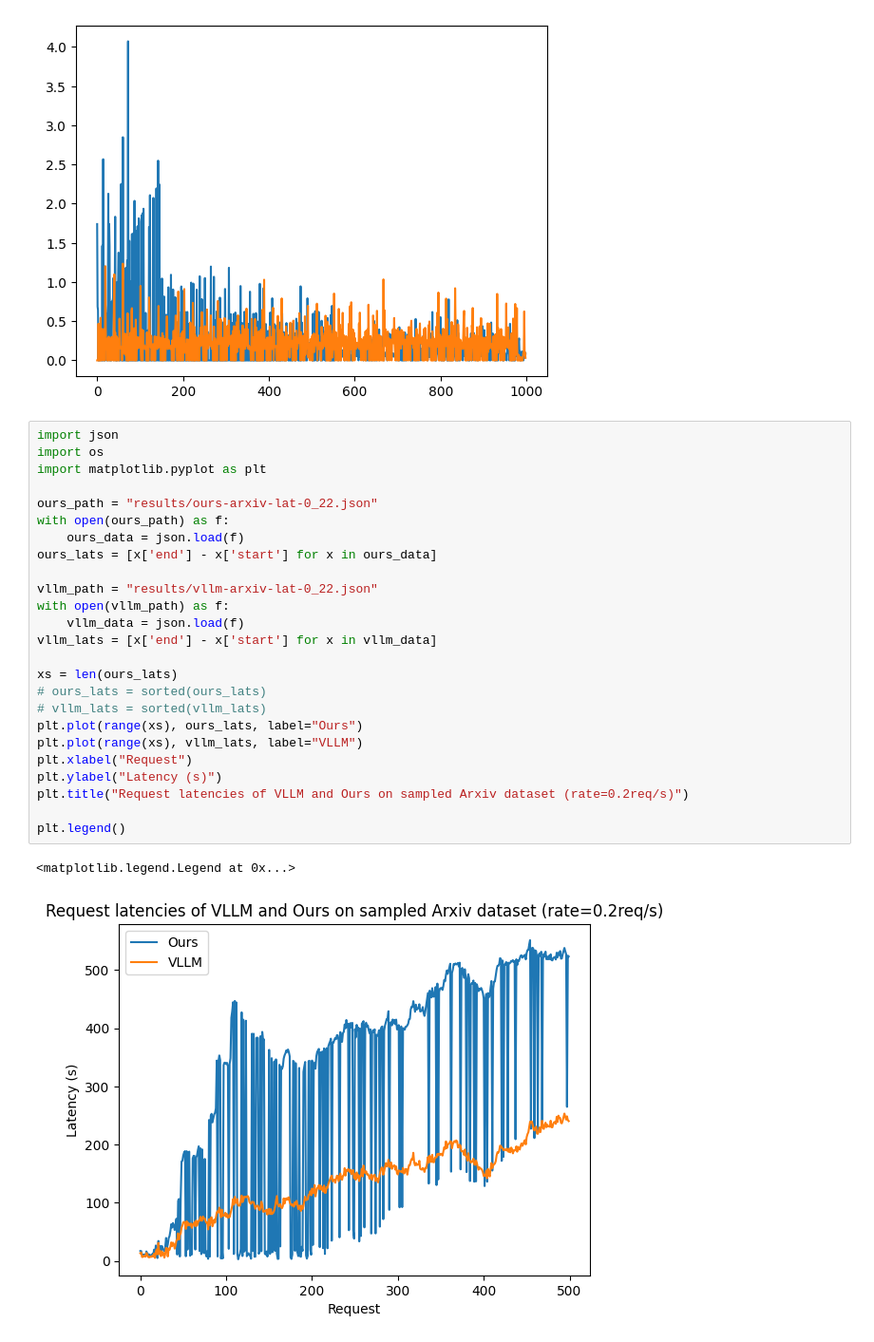
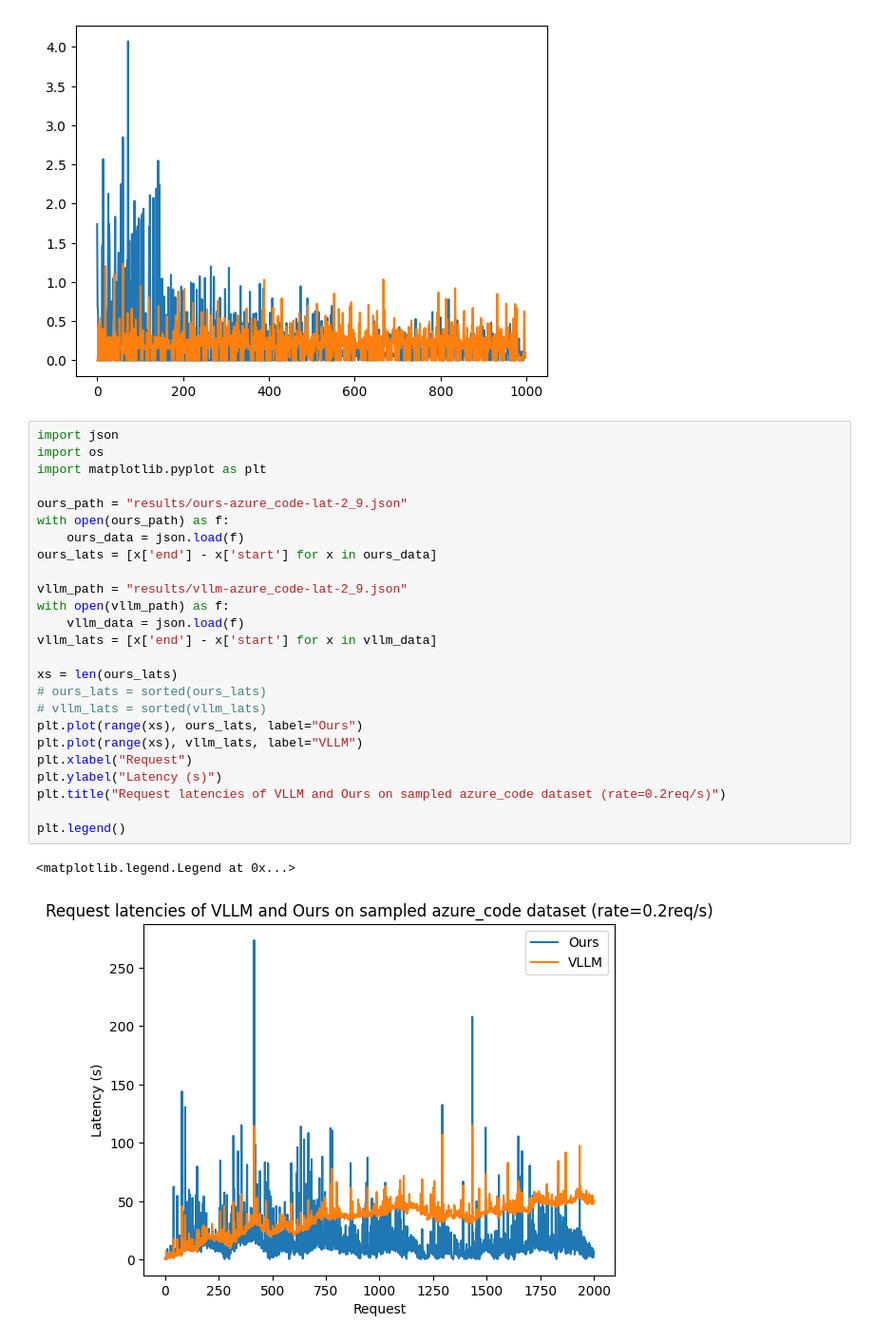
Before and after one commit to SwiftSeal03/swiftLLM, a Jupyter notebook: evaluation/illust.ipynb, the cells around one changed output. Shown: that part at 95% size. Saved outputs shown, nothing was run; the diff lists cells and outputs as text.

Commit message:
feat: rate-latency diagram

```diff
--- a/evaluation/illust.ipynb
+++ b/evaluation/illust.ipynb
@@ -28,28 +28,28 @@ print(sum(vllm_lats) / xs)
 # %%
 import json
 import os
 import matplotlib.pyplot as plt
 
-ours_path = "results/ours-arxiv-lat-0_22.json"
+ours_path = "results/ours-azure_code-lat-2_9.json"
 with open(ours_path) as f:
     ours_data = json.load(f)
 ours_lats = [x['end'] - x['start'] for x in ours_data]
 
-vllm_path = "results/vllm-arxiv-lat-0_22.json"
+vllm_path = "results/vllm-azure_code-lat-2_9.json"
 with open(vllm_path) as f:
     vllm_data = json.load(f)
 vllm_lats = [x['end'] - x['start'] for x in vllm_data]
 
 xs = len(ours_lats)
 # ours_lats = sorted(ours_lats)
 # vllm_lats = sorted(vllm_lats)
 plt.plot(range(xs), ours_lats, label="Ours")
 plt.plot(range(xs), vllm_lats, label="VLLM")
 plt.xlabel("Request")
 plt.ylabel("Latency (s)")
-plt.title("Request latencies of VLLM and Ours on sampled Arxiv dataset (rate=0.2req/s)")
+plt.title("Request latencies of VLLM and Ours on sampled azure_code dataset (rate=0.2req/s)")
 
 plt.legend()
 # %% [output]
 <matplotlib.legend.Legend at 0x...>
-[figure, old version]
+[figure, new version]
```
Also changed, not shown: parts of 1 cell of this notebook.
